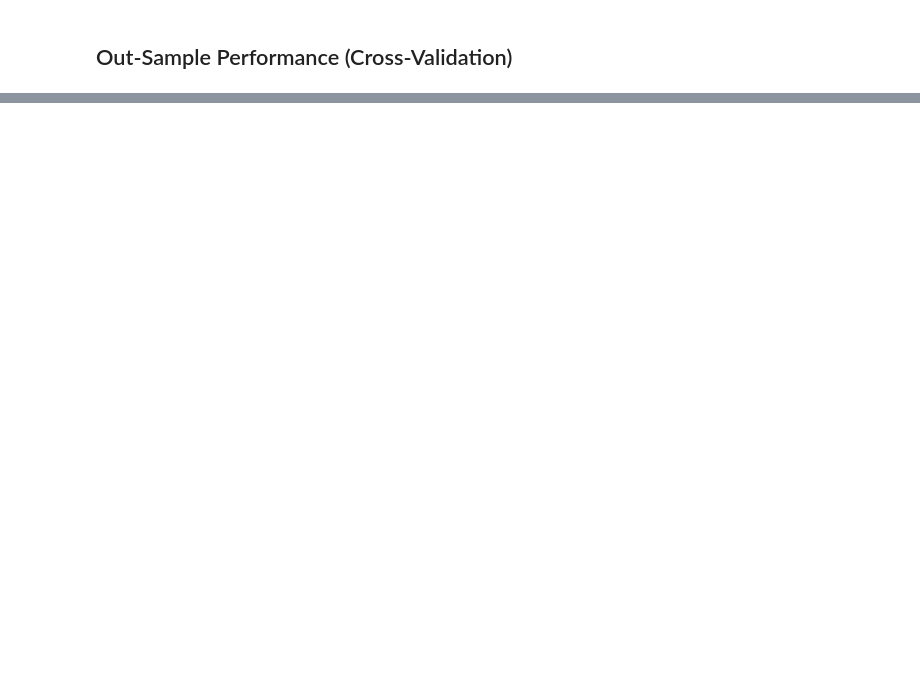
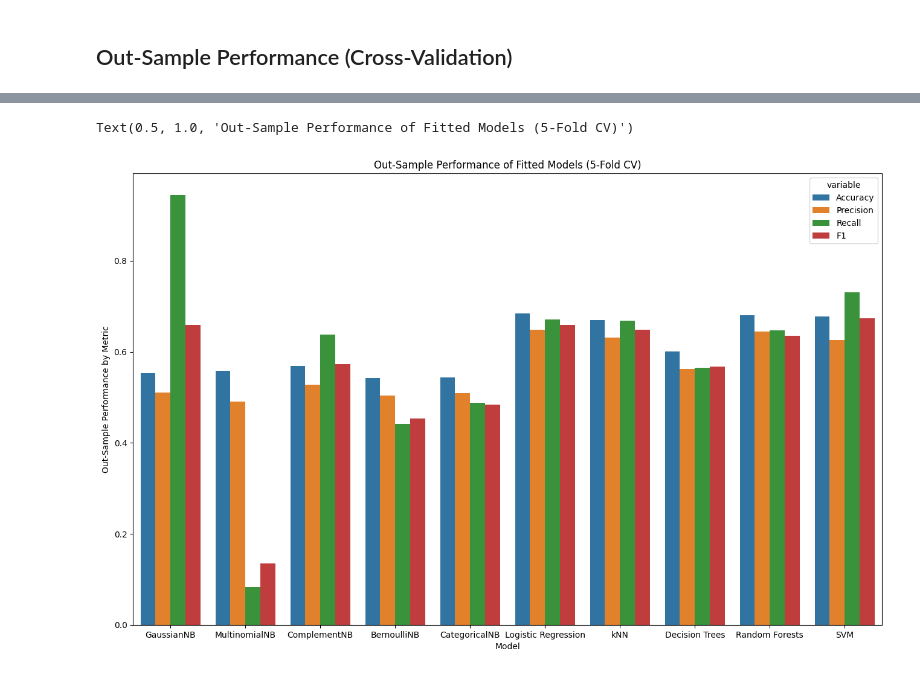
Before and after one commit to vibrantlychee/big-movie-data, a Jupyter notebook: flop_or_not.ipynb, the cells around one changed output, grey strips where cells are left out. Drawn from its saved outputs; the diff is of its cells as text; code cells hidden in the pictures; blank space fills up the shorter version.

```diff
--- a/flop_or_not.ipynb
+++ b/flop_or_not.ipynb
@@ -609,2 +611,20 @@ plt.show()
 # %% [markdown]
 ## Out-Sample Performance (Cross-Validation)
+# %%
+out_sample_perf = dict()
+for metric in metrics:
+    cv_scores = dict()
+    i = 0
+    while i < len(models):
+        model = models[i]
+        model_name = model_names[i]
+
+        # use default 5-fold
+        cv_scores[model_name] = cross_val_score(model, X, y, scoring=metric.lower())
+
+        i += 1
+
+    cv_scores = pd.DataFrame(cv_scores).mean()
+    out_sample_perf[metric] = cv_scores
+
+out_sample_perf = pd.DataFrame(out_sample_perf)
@@ -610,0 +649,11 @@ plt.show()
+# %%
+plt.figure(facecolor="white", figsize=(16, 9.9), dpi=100)
+
+ax = sns.barplot(data=out_sample_perf.reset_index().melt("index"), x="index", y="value", hue="variable")
+
+plt.xlabel("Model")
+plt.ylabel("Out-Sample Performance by Metric")
+plt.title("Out-Sample Performance of Fitted Models (5-Fold CV)")
+# %% [output]
+Text(0.5, 1.0, 'Out-Sample Performance of Fitted Models (5-Fold CV)')
+[figure, added]
```
Also changed, not shown: parts of 7 cells of this notebook, 1 other file.
